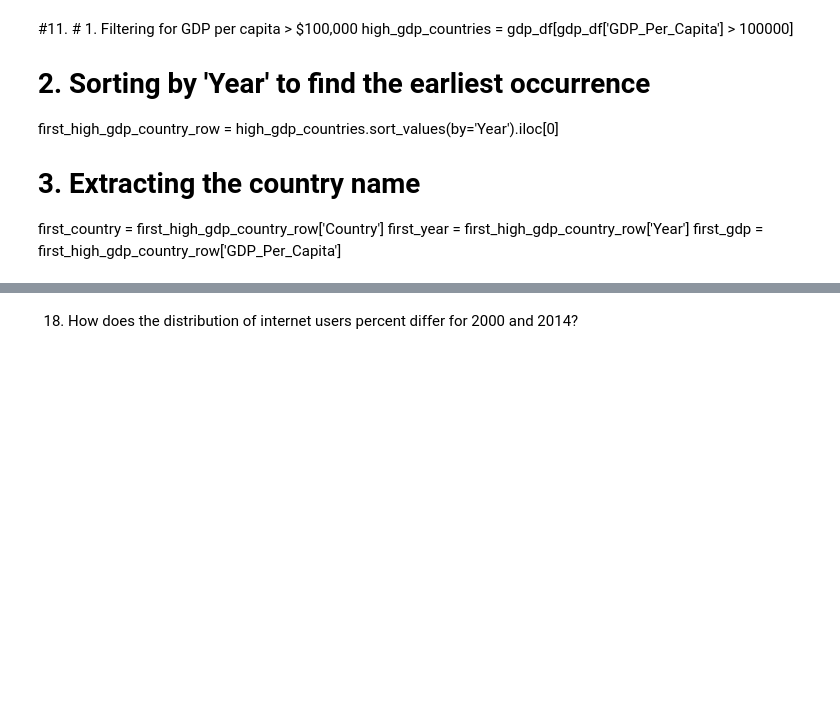
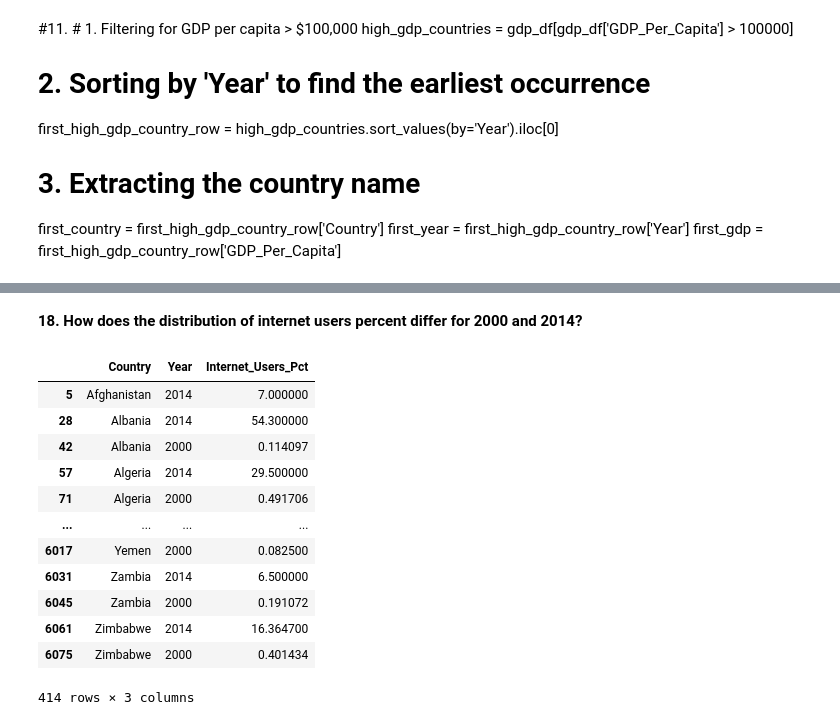
Before and after one commit to NSS-Data-Analytics-Cohort-15/un-exploration-krithikkuppusamy, a Jupyter notebook: notebooks/krithika_un_project.ipynb, the cells around one changed output, grey strips where cells are left out. Drawn from its saved outputs; the diff is of its cells as text; code cells hidden in the pictures; blank space fills up the shorter version.

```diff
--- a/notebooks/krithika_un_project.ipynb
+++ b/notebooks/krithika_un_project.ipynb
@@ -341,6 +387,21 @@ internet_df.loc[internet_df["Internet_Users_Pct"]!=0].sort_values("Year")
 # %% [markdown]
-18. How does the distribution of internet users percent differ for 2000 and 2014?
+**18. How does the distribution of internet users percent differ for 2000 and 2014?**
 # %%
 internet_2000_2014=internet_df.loc[internet_df.Year.isin([2000,2014])]
+internet_2000_2014
+# %% [output]
+|  | Country | Year | Internet_Users_Pct |
+| 5 | Afghanistan | 2014 | 7.000000 |
+| 28 | Albania | 2014 | 54.300000 |
+| 42 | Albania | 2000 | 0.114097 |
+| 57 | Algeria | 2014 | 29.500000 |
+| 71 | Algeria | 2000 | 0.491706 |
+| ... | ... | ... | ... |
+| 6017 | Yemen | 2000 | 0.082500 |
+| 6031 | Zambia | 2014 | 6.500000 |
+| 6045 | Zambia | 2000 | 0.191072 |
+| 6061 | Zimbabwe | 2014 | 16.364700 |
+| 6075 | Zimbabwe | 2000 | 0.401434 |
+414 rows × 3 columns
 # %%
 sns.boxplot(data = internet_2000_2014, x = 'Year', y = 'Internet_Users_Pct')
```
Also changed, not shown: parts of 50 cells of this notebook.
